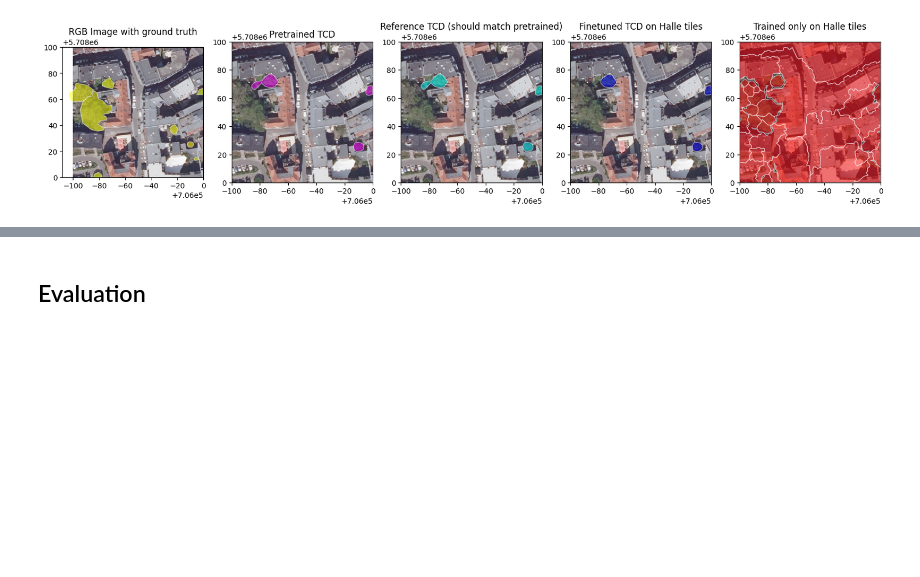
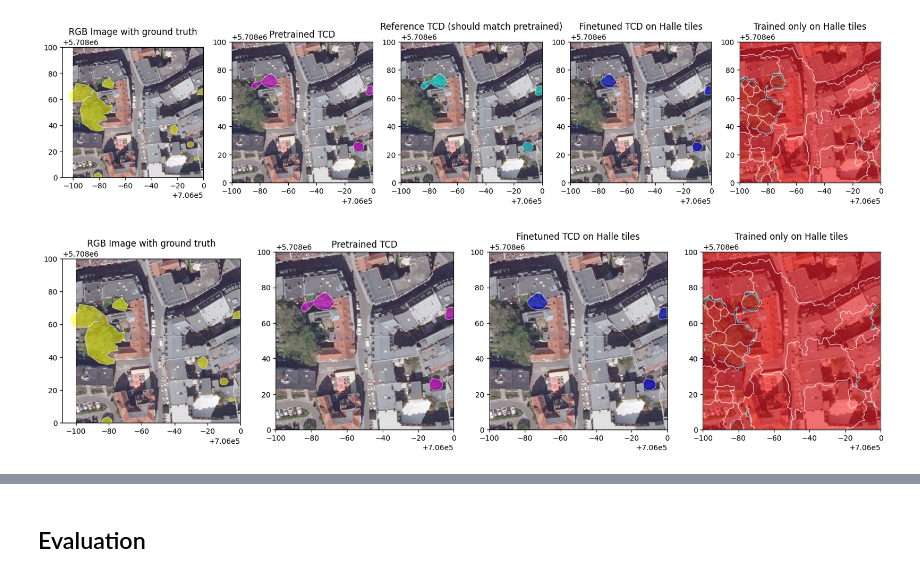
Before and after one commit to luismaecker/DeepTrees_fork, a Jupyter notebook: notebooks/development/EvaluateFinetunedVsPretrained.ipynb, the cells around one changed output, grey strips where cells are left out. Cells and saved outputs as stored; diff of their text form; code cells hidden in the pictures; blank space fills up the shorter version.

```diff
--- a/notebooks/development/EvaluateFinetunedVsPretrained.ipynb
+++ b/notebooks/development/EvaluateFinetunedVsPretrained.ipynb
@@ -116,0 +120,27 @@ plt.show()
+# %%
+fig, ax = plt.subplots(1, 4, figsize=(20, 7))
+
+for axx in ax:
+    rastershow(rastertif, ax=axx)
+
+ground_truth.plot(ax=ax[0], color='yellow', edgecolor='white', alpha=0.5)
+
+pretrained_polygons.plot(ax=ax[1], color='magenta', edgecolor='white', alpha=0.5)
+
+
+finetuned_polygons.plot(ax=ax[2], color='blue', edgecolor='white',  alpha=0.5)
+
+trained_polygons.plot(ax=ax[3], color='red', edgecolor='white', alpha=0.5)
+
+ax[0].set_title('RGB Image with ground truth')
+ax[1].set_title('Pretrained TCD')
+
+ax[2].set_title('Finetuned TCD on Halle tiles')
+
+ax[3].set_title('Trained only on Halle tiles')
+
+plt.savefig(f'finetuned_{now.year}-{now.month}-{now.day}.png', bbox_inches='tight')
+
+plt.show()
+# %% [output]
+[figure, added]
```
Also changed, not shown: parts of 2 cells of this notebook, 4 other files.
